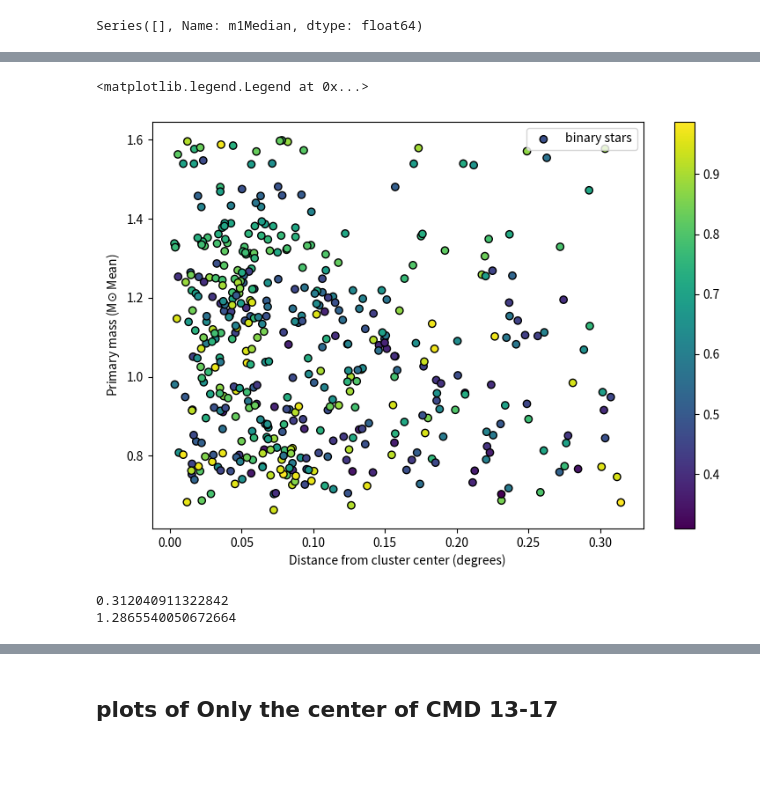
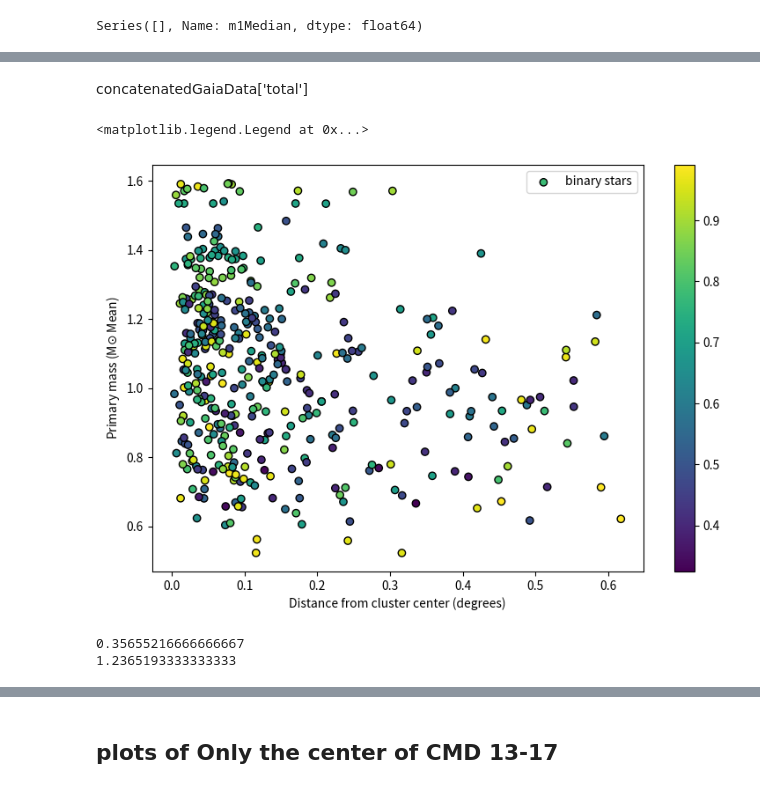
Before and after one commit to Clairezy/BASE9_utils, a Jupyter notebook: getGaiaData/plotBinaryAnalysis_annadata.ipynb, the cells around one changed output, grey strips where cells are left out. Saved outputs shown, nothing was run; the diff lists cells and outputs as text; code cells hidden in the pictures; blank space fills up the shorter version.

```diff
--- a/getGaiaData/plotBinaryAnalysis_annadata.ipynb
+++ b/getGaiaData/plotBinaryAnalysis_annadata.ipynb
@@ -328,11 +320,14 @@ singlePhot['binary'].unique() #check all binary columns are false
 array([False])
 # %%
 #include only binary stars
-binaryPhot = phot.loc[phot['binary']]
+binaryPhot = photMems_copy.loc[photMems_copy['binary']== True]
 binaryPhot['binary'].unique() #check all binary columns are true
-#photBinary
+# binaryPhot
 # %% [output]
 array([ True])
+# %%
+singlePhot_copy = singlePhot.copy()
+binaryPhot_copy = binaryPhot.copy()
 # %%
 #select photometry between magnitudes for single and binary stars
 topmag=15
@@ -400,0 +348,11 @@ KeyError: 'distance'
+# %%
+# cutSingleGaiaData['distance'] = findSeparation(cutSingleGaiaData)
+# cutBinaryGaiaData['distance'] = findSeparation(cutBinaryGaiaData)
+# singleGaiaData['distance'] = findSeparation(singleGaiaData)
+# binaryGaiaData['distance'] = findSeparation(binaryGaiaData)
+
+photMems_copy['distance'] = findSeparation(photMems_copy)
+singlePhot_copy['distance'] = findSeparation(singlePhot_copy)
+binaryPhot_copy['distance'] = findSeparation(binaryPhot_copy)
+cutSinglePhot['distance'] = findSeparation(cutSinglePhot)
+cutBinaryPhot['distance'] = findSeparation(cutBinaryPhot)
@@ -443,10 +409,10 @@ plt.show()
 # %%
 # Create separate total mass columns for binary and single stars
-binaryGaiaData['total_mass'] = binaryGaiaData['m1Mean'] + binaryGaiaData['m2Mean']
-singleGaiaData['total_mass'] = singleGaiaData['m1Mean']
+binaryPhot_copy['total_mass'] = binaryPhot_copy['m1Median'] + binaryPhot_copy['m2Median']
+singlePhot_copy['total_mass'] = singlePhot_copy['m1Median']
 
 # Concatenate the dataframes
-concatenatedGaiaData = pd.concat([binaryGaiaData, singleGaiaData])
+concatenatedGaiaData = pd.concat([binaryPhot_copy, singlePhot_copy])
 
 #Sort the dataframe by distance
 concatenatedGaiaData = concatenatedGaiaData.sort_values(by='distance')
@@ -464,10 +430,11 @@ concatenatedGaiaData['cumulative_percentage'] = concatenatedGaiaData['cumulative
 half_mass_radius = concatenatedGaiaData.loc[concatenatedGaiaData['cumulative_percentage'] >= 50, 'distance'].iloc[0]
 
 # Plot the cumulative percentage as a function of radius
-f,ax = plt.subplots(figsize=(9,6), facecolor='w', dpi=300)
+f,ax = plt.subplots(figsize=(9,6), facecolor='w')
 plt.plot(concatenatedGaiaData['distance'], concatenatedGaiaData['cumulative_percentage'], color='#648fff')
 plt.axvline(x=half_mass_radius, color='red', linestyle='--')
-plt.annotate(text=f'Half mass radius = {half_mass_radius:.4f}\u00b0', color='black', xy=(.087,48), xytext=(.087,48), size=12)
+plt.axhline(y=50, color='red', linestyle='--')
+plt.annotate(text=f'Half mass radius = {half_mass_radius:.4f}\u00b0', color='black', xy=(.127,44), xytext=(.127,44), size=12)
 plt.xlabel("Angular Distance From Center (degrees)", fontsize=13)
 plt.ylabel("Percentage of Cluster Mass", fontsize=13)
 plt.title("CDF of NGC 6819 Cluster Mass", fontsize=15)
@@ -478,7 +445,7 @@ ax.yaxis.get_ticklocs(minor=True)
 ax.minorticks_on()
 ax.tick_params(which='both', direction="in")
 ax.tick_params(axis='both', pad=8)
-ax.set_xlim(0,.314)
+ax.set_xlim(0,.62)
 ax.set_ylim(0,None)
 print(total_mass, total_mass/2, half_mass_radius)
 plt.show()
@@ -628,19 +455,21 @@ Name: m1Mean, Length: 453, dtype: float64
+# %% [markdown]
+concatenatedGaiaData['total']
 # %%
 f,ax = plt.subplots(figsize=(9,6))
-r= binaryGaiaData['qMean']
+r= binaryPhot_copy['qMedian']
 #plt.scatter(singleGaiaData['distance'], singleGaiaData['m1Mean'], color='b', label="single stars")
-plt.scatter(binaryGaiaData['distance'], binaryGaiaData['m1Mean'], c=r, cmap=plt.cm.get_cmap("viridis"), edgecolor='black', label='binary stars')
+plt.scatter(binaryPhot_copy['distance'], binaryPhot_copy['m1Median'], c=r, cmap=plt.cm.get_cmap("viridis"), edgecolor='black', label='binary stars')
 plt.colorbar()
 plt.xlabel("Distance from cluster center (degrees)")
 plt.ylabel("Primary mass (M$\odot$ Mean)")
 plt.legend()
 # %% [output]
 <matplotlib.legend.Legend at 0x...>
-[figure, old version]
+[figure, new version]
 # %%
-avg_spacing = (np.max(binaryGaiaData['m1Mean']) - np.min(binaryGaiaData['m1Mean']))/3
+avg_spacing = (np.max(binaryPhot_copy['m1Median']) - np.min(binaryPhot_copy['m1Median']))/3
 print(avg_spacing)
-print(np.min(binaryGaiaData['m1Mean'])+(2*avg_spacing))
+print(np.min(binaryPhot_copy['m1Median'])+(2*avg_spacing))
 # %% [output]
-0.312040911322842
-1.2865540050672664
+0.35655216666666667
+1.2365193333333333
```
Also changed, not shown: parts of 43 cells of this notebook, 2 other files.
